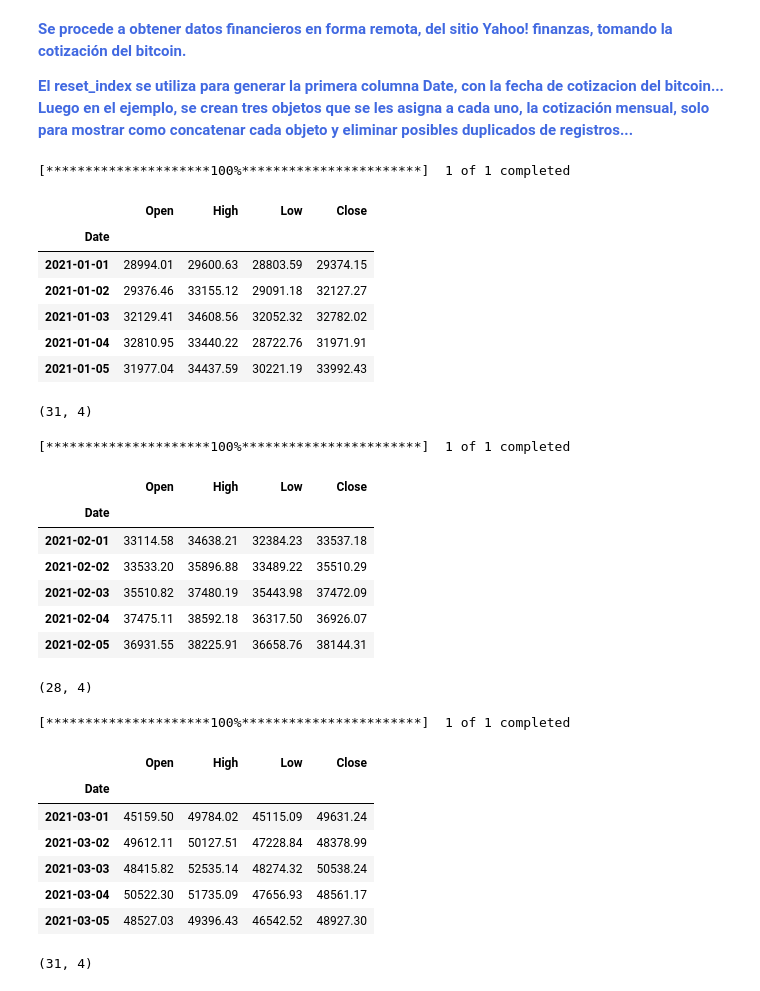
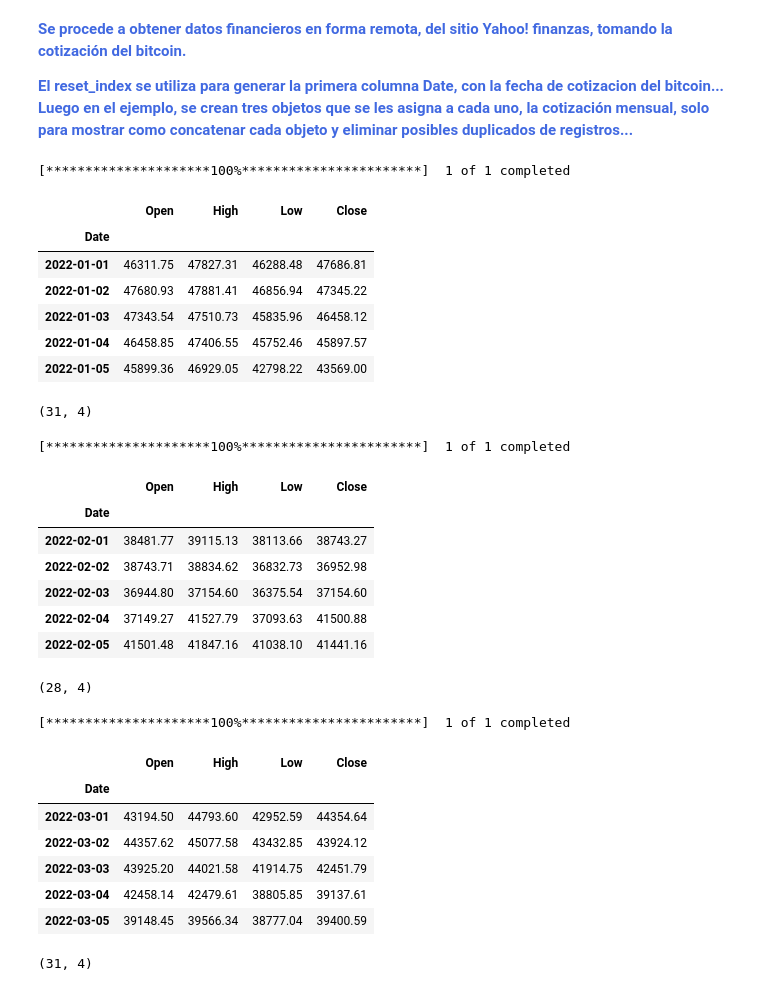
Before and after one commit to cristiandarioortegayubro/P4DA, a Jupyter notebook: pandas_003.ipynb, the cells around one changed output. Cells and saved outputs as stored; diff of their text form; code cells hidden in the pictures.

```diff
--- a/pandas_003.ipynb
+++ b/pandas_003.ipynb
@@ -46,52 +46,52 @@ import yfinance as yf
 
 **<font color="RoyalBlue">El reset_index se utiliza para generar la primera columna Date, con la fecha de cotizacion del bitcoin... Luego en el ejemplo, se crean tres objetos que se les asigna a cada uno, la cotización mensual, solo para mostrar como concatenar cada objeto y eliminar posibles duplicados de registros...**
 # %%
-btc_enero = yf.download("BTC-USD", start="2021-01-01", end="2021-02-01").round(2)
+btc_enero = yf.download("BTC-USD", start="2022-01-01", end="2022-02-01").round(2)
 btc_enero.drop(columns=["Volume","Adj Close"], inplace=True)
 btc_enero.head()
 # %% [output]
 [*********************100%***********************]  1 of 1 completed
 |  | Open | High | Low | Close |
 | Date |  |  |  |  |
-| 2021-01-01 | 28994.01 | 29600.63 | 28803.59 | 29374.15 |
-| 2021-01-02 | 29376.46 | 33155.12 | 29091.18 | 32127.27 |
-| 2021-01-03 | 32129.41 | 34608.56 | 32052.32 | 32782.02 |
-| 2021-01-04 | 32810.95 | 33440.22 | 28722.76 | 31971.91 |
-| 2021-01-05 | 31977.04 | 34437.59 | 30221.19 | 33992.43 |
+| 2022-01-01 | 46311.75 | 47827.31 | 46288.48 | 47686.81 |
+| 2022-01-02 | 47680.93 | 47881.41 | 46856.94 | 47345.22 |
+| 2022-01-03 | 47343.54 | 47510.73 | 45835.96 | 46458.12 |
+| 2022-01-04 | 46458.85 | 47406.55 | 45752.46 | 45897.57 |
+| 2022-01-05 | 45899.36 | 46929.05 | 42798.22 | 43569.00 |
 # %%
 btc_enero.shape
 # %% [output]
 (31, 4)
 # %%
-btc_febrero = yf.download("BTC-USD", start="2021-02-01", end="2021-03-01").round(2)
+btc_febrero = yf.download("BTC-USD", start="2022-02-01", end="2022-03-01").round(2)
 btc_febrero.drop(columns=["Volume","Adj Close"], inplace=True)
 btc_febrero.head()
 # %% [output]
 [*********************100%***********************]  1 of 1 completed
 |  | Open | High | Low | Close |
 | Date |  |  |  |  |
-| 2021-02-01 | 33114.58 | 34638.21 | 32384.23 | 33537.18 |
-| 2021-02-02 | 33533.20 | 35896.88 | 33489.22 | 35510.29 |
-| 2021-02-03 | 35510.82 | 37480.19 | 35443.98 | 37472.09 |
-| 2021-02-04 | 37475.11 | 38592.18 | 36317.50 | 36926.07 |
-| 2021-02-05 | 36931.55 | 38225.91 | 36658.76 | 38144.31 |
+| 2022-02-01 | 38481.77 | 39115.13 | 38113.66 | 38743.27 |
+| 2022-02-02 | 38743.71 | 38834.62 | 36832.73 | 36952.98 |
+| 2022-02-03 | 36944.80 | 37154.60 | 36375.54 | 37154.60 |
+| 2022-02-04 | 37149.27 | 41527.79 | 37093.63 | 41500.88 |
+| 2022-02-05 | 41501.48 | 41847.16 | 41038.10 | 41441.16 |
 # %%
 btc_febrero.shape
 # %% [output]
 (28, 4)
 # %%
-btc_marzo = yf.download("BTC-USD", start="2021-03-01", end="2021-04-01").round(2)
+btc_marzo = yf.download("BTC-USD", start="2022-03-01", end="2022-04-01").round(2)
 btc_marzo.drop(columns=["Volume","Adj Close"], inplace=True)
 btc_marzo.head()
 # %% [output]
 [*********************100%***********************]  1 of 1 completed
 |  | Open | High | Low | Close |
 | Date |  |  |  |  |
-| 2021-03-01 | 45159.50 | 49784.02 | 45115.09 | 49631.24 |
-| 2021-03-02 | 49612.11 | 50127.51 | 47228.84 | 48378.99 |
-| 2021-03-03 | 48415.82 | 52535.14 | 48274.32 | 50538.24 |
-| 2021-03-04 | 50522.30 | 51735.09 | 47656.93 | 48561.17 |
-| 2021-03-05 | 48527.03 | 49396.43 | 46542.52 | 48927.30 |
+| 2022-03-01 | 43194.50 | 44793.60 | 42952.59 | 44354.64 |
+| 2022-03-02 | 44357.62 | 45077.58 | 43432.85 | 43924.12 |
+| 2022-03-03 | 43925.20 | 44021.58 | 41914.75 | 42451.79 |
+| 2022-03-04 | 42458.14 | 42479.61 | 38805.85 | 39137.61 |
+| 2022-03-05 | 39148.45 | 39566.34 | 38777.04 | 39400.59 |
 # %%
 btc_marzo.shape
 # %% [output]
```
Also changed, not shown: parts of 9 cells of this notebook.
